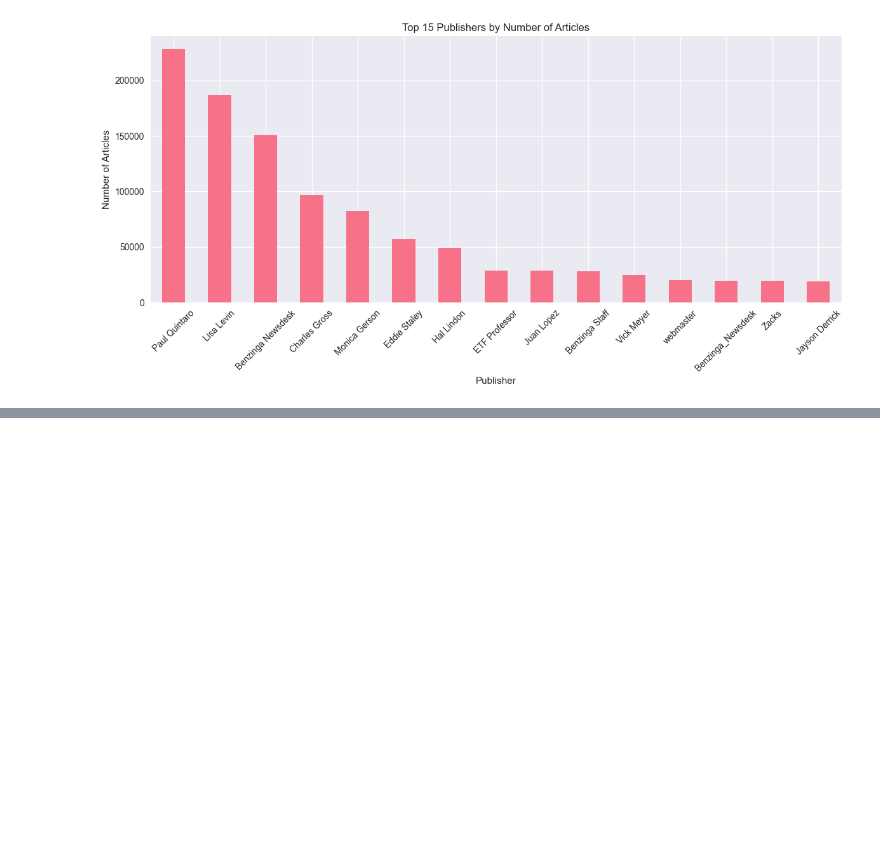
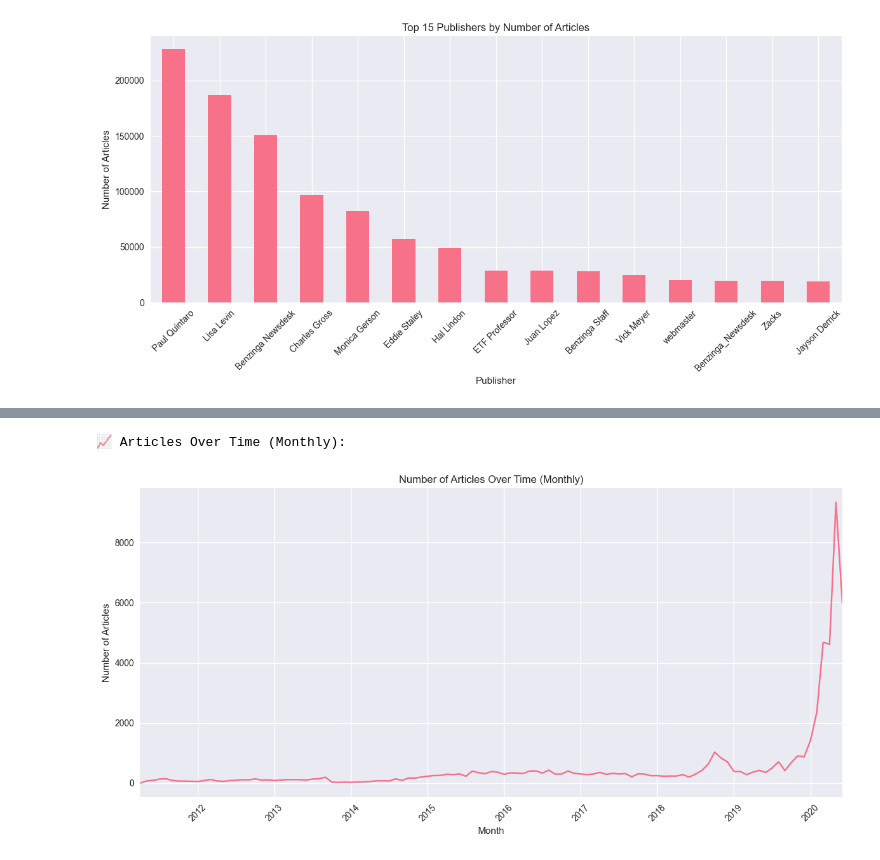
Before and after one commit to Josh747do/financial-news-analysis, a Jupyter notebook: notebooks/01_initial_eda.ipynb, the cells around one changed output, grey strips where cells are left out. Saved outputs shown, nothing was run; the diff lists cells and outputs as text; code cells hidden in the pictures; blank space fills up the shorter version.

```diff
--- a/notebooks/01_initial_eda.ipynb
+++ b/notebooks/01_initial_eda.ipynb
@@ -147,0 +177,17 @@ KeyError: 'publication_day'
+# %%
+# Cell 12: Articles over time (monthly)
+print("📈 Articles Over Time (Monthly):")
+news_df['publication_month'] = news_df['date'].dt.to_period('M')
+monthly_counts = news_df['publication_month'].value_counts().sort_index()
+
+plt.figure(figsize=(12, 6))
+monthly_counts.plot(kind='line')
+plt.title('Number of Articles Over Time (Monthly)')
+plt.xlabel('Month')
+plt.ylabel('Number of Articles')
+plt.xticks(rotation=45)
+plt.tight_layout()
+plt.show()
+# %% [output]
+📈 Articles Over Time (Monthly):
+[figure, added]
```
Also changed, not shown: parts of 6 cells of this notebook.
